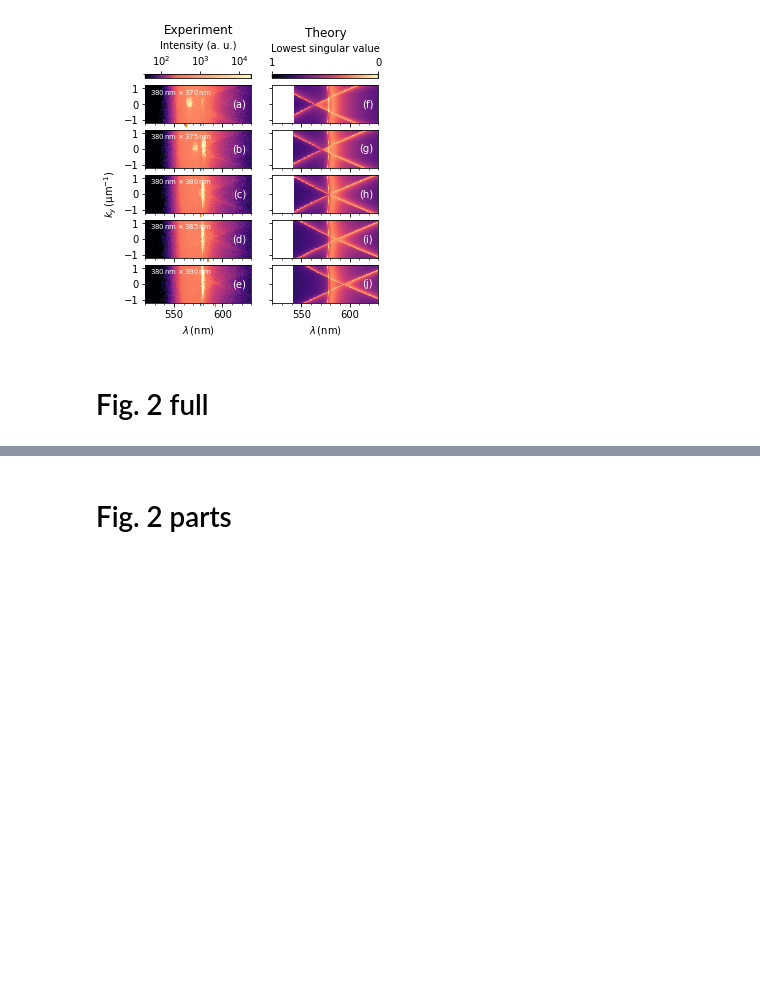
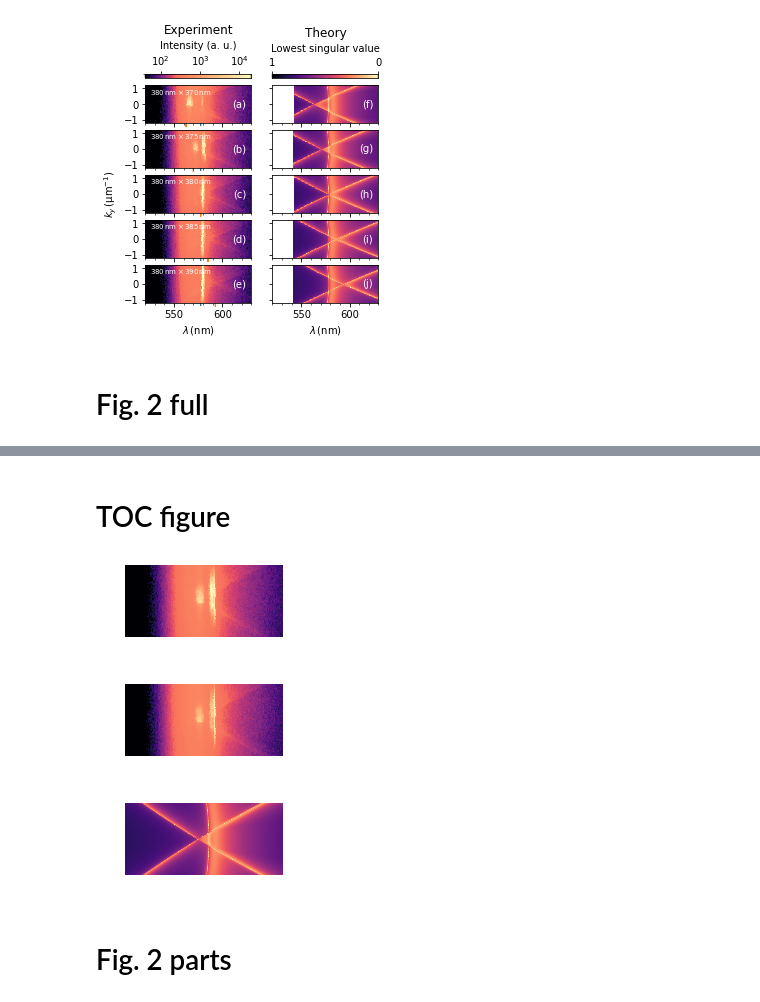
Before and after one commit to texnokrates/qpms-ipynotebooks, a Jupyter notebook: SaraRect/paperfigs.ipynb, the cells around one changed output, grey strips where cells are left out. Saved outputs shown, nothing was run; the diff lists cells and outputs as text; code cells hidden in the pictures; blank space fills up the shorter version.

```diff
--- a/SaraRect/paperfigs.ipynb
+++ b/SaraRect/paperfigs.ipynb
@@ -577,3 +589,37 @@ f.savefig("figs/Fig2_Marek.pdf", dpi=600)
+# %% [markdown]
+# TOC figure
+# %%
+lasingdatafile_infix = '380x370_PD'
+
+pumps = [13,14]
+
+
+for intensityfile_ in pumps:
+    #lasingdatafile_postfix = '/%02d.csv' % intensityfile_
+    #intensity = np.loadtxt(lasingdatafile_prefix+lasingdatafile_infix+lasingdatafile_postfix)
+    lambdas_nm, ks, intensity, _ = measuredata[intensityfile_][1][2] # 2 = no polarisation
+    f = plt.figure(intensityfile_, (2.2, 1))
+    ax = f.add_axes((0,0,1,1))
+    triang = tri.Triangulation(np.broadcast_to(lambdas_nm[:,ň], ks.shape).flatten()[::preview_roughness], (ks +manual_kshift).flatten()[::preview_roughness_f2]/1e6)
+    im = ax.tripcolor(triang, intensity.flatten()[::preview_roughness], rasterized=True, norm=experiment_cbnorm, cmap=thecm)
+    ax.set_xlim(xrange_nm)
+    ax.set_ylim(yrange_invum)
+    ax.set_axis_off()
+    f.savefig("figs/FigToC_Exp%02d_%scm.pdf"%(intensityfile_, cmnote), dpi=600)
+
+for i in [1]:
+    freqs, lambdas_nm, ks, leastSVs = dispsim2d_plotdata[i]
+    f = plt.figure(intensityfile_+15, (2.2, 1))
+    ax = f.add_axes((0,0,1,1))
+    im = ax.pcolormesh(make_meshnodes(lambdas_nm), make_meshnodes(ks)/1e6, 1- leastSVs.T, rasterized=True, norm=theory_cbnorm,cmap=theorycm)
+    ax.set_xlim(xrange_nm)
+    ax.set_ylim(yrange_invum)
+    ax.set_axis_off()
+    f.savefig("figs/FigToC_Theor_%scm.pdf"%( cmnote), dpi=600)
+# %% [output]
+[figure, added]
+[figure, added]
+[figure, added]
 # %% [markdown]
 # Fig. 2 parts
 # %%
```
Also changed, not shown: parts of 8 cells of this notebook.
